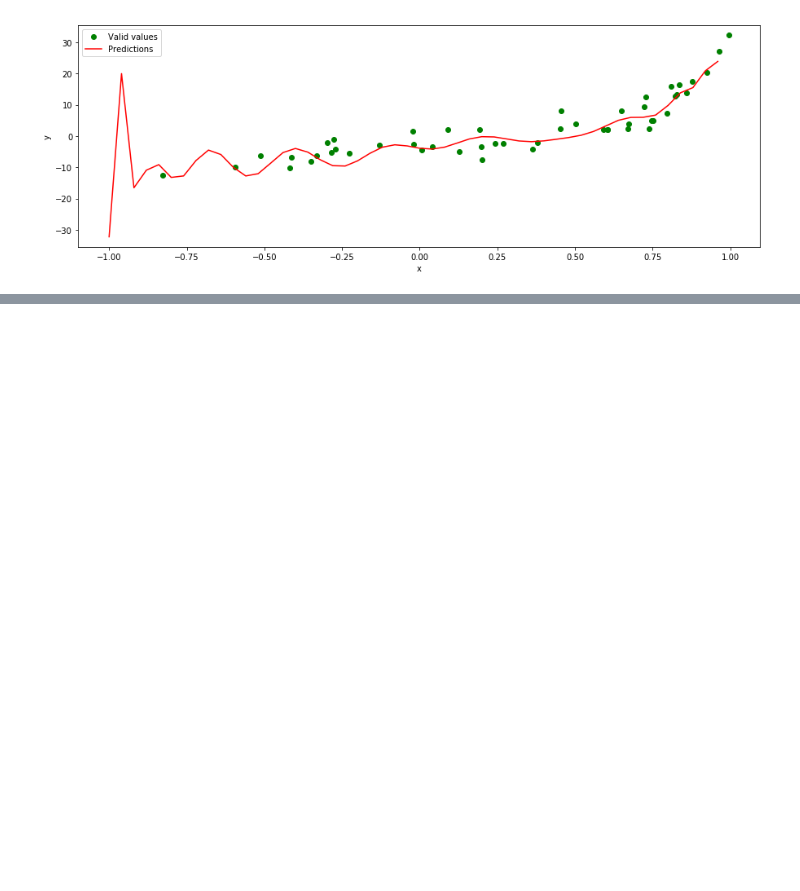
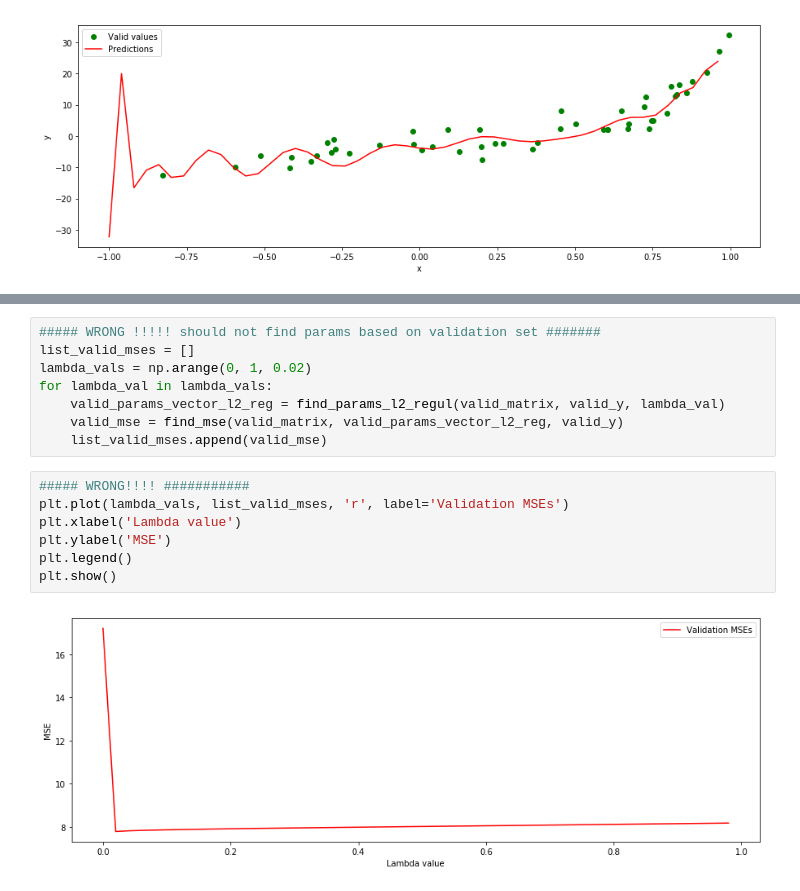
Before and after one commit to atg-abhijay/Comp_551_Assignment_1, a Jupyter notebook: Q2.ipynb, the cells around one changed output, grey strips where cells are left out. Drawn from its saved outputs; the diff is of its cells as text; blank space fills up the shorter version.

```diff
--- a/Q2.ipynb
+++ b/Q2.ipynb
@@ -189,0 +249,17 @@ plt.show()
+# %%
+##### WRONG !!!!! should not find params based on validation set #######
+list_valid_mses = []
+lambda_vals = np.arange(0, 1, 0.02)
+for lambda_val in lambda_vals:
+    valid_params_vector_l2_reg = find_params_l2_regul(valid_matrix, valid_y, lambda_val)
+    valid_mse = find_mse(valid_matrix, valid_params_vector_l2_reg, valid_y)
+    list_valid_mses.append(valid_mse)
+# %%
+##### WRONG!!!! ###########
+plt.plot(lambda_vals, list_valid_mses, 'r', label='Validation MSEs')
+plt.xlabel('Lambda value')
+plt.ylabel('MSE')
+plt.legend()
+plt.show()
+# %% [output]
+[figure, added]
```
Also changed, not shown: parts of 26 cells of this notebook, 1 other file.
